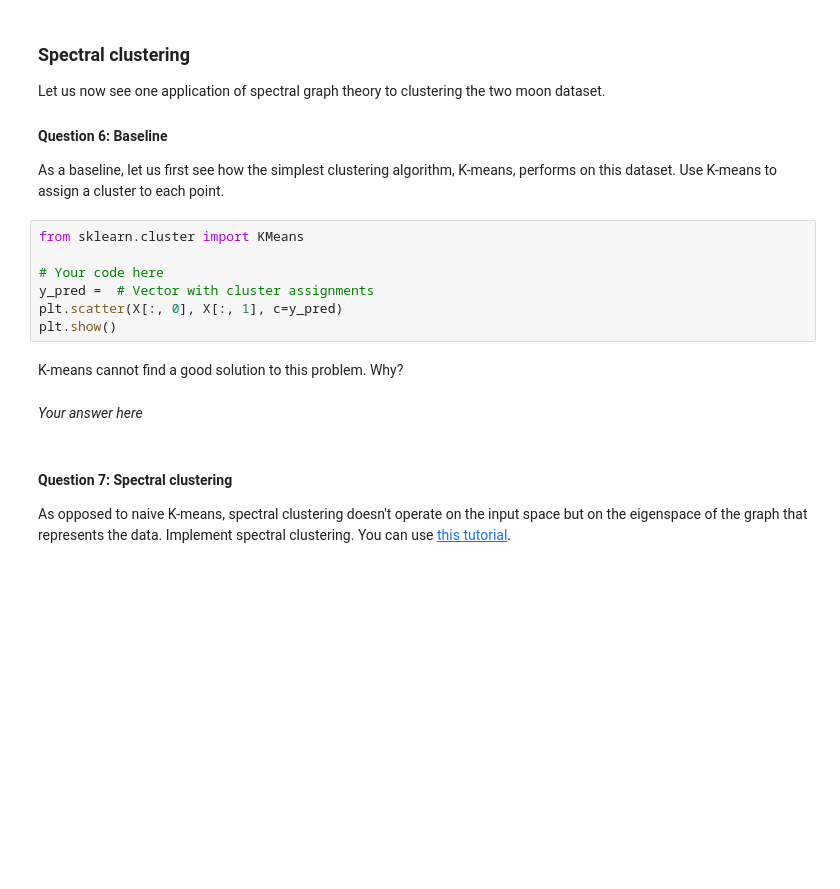
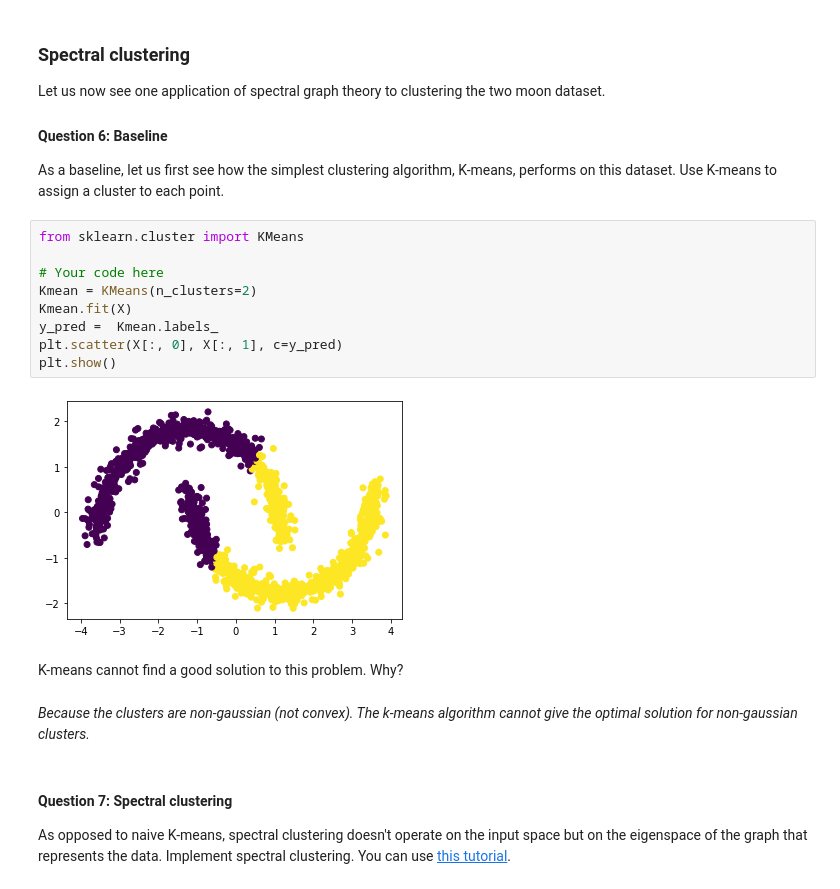
Before and after one commit to TheUser0571/NTDS_2019, a Jupyter notebook: assignments/2_learning_with_graphs_kay.ipynb, the cells around one changed output. Drawn from its saved outputs; the diff is of its cells as text; blank space fills up the shorter version.

Commit message:
Worked on assignment 2

```diff
--- a/assignments/2_learning_with_graphs_kay.ipynb
+++ b/assignments/2_learning_with_graphs_kay.ipynb
@@ -191,14 +187,18 @@ As a baseline, let us first see how the simplest clustering algorithm, K-means,
 # %%
 from sklearn.cluster import KMeans
 
 # Your code here
-y_pred =  # Vector with cluster assignments
+Kmean = KMeans(n_clusters=2)
+Kmean.fit(X)
+y_pred =  Kmean.labels_
 plt.scatter(X[:, 0], X[:, 1], c=y_pred)
 plt.show()
+# %% [output]
+[figure, added]
 # %% [markdown]
 K-means cannot find a good solution to this problem. Why?
-# %% [markdown]
-*Your answer here*
+# %% [markdown]
+*Because the clusters are non-gaussian (not convex). The k-means algorithm cannot give the optimal solution for non-gaussian clusters.*
 # %% [markdown]
 #### Question 7: Spectral clustering
 
```
Also changed, not shown: parts of 23 cells of this notebook, 1 other file.
